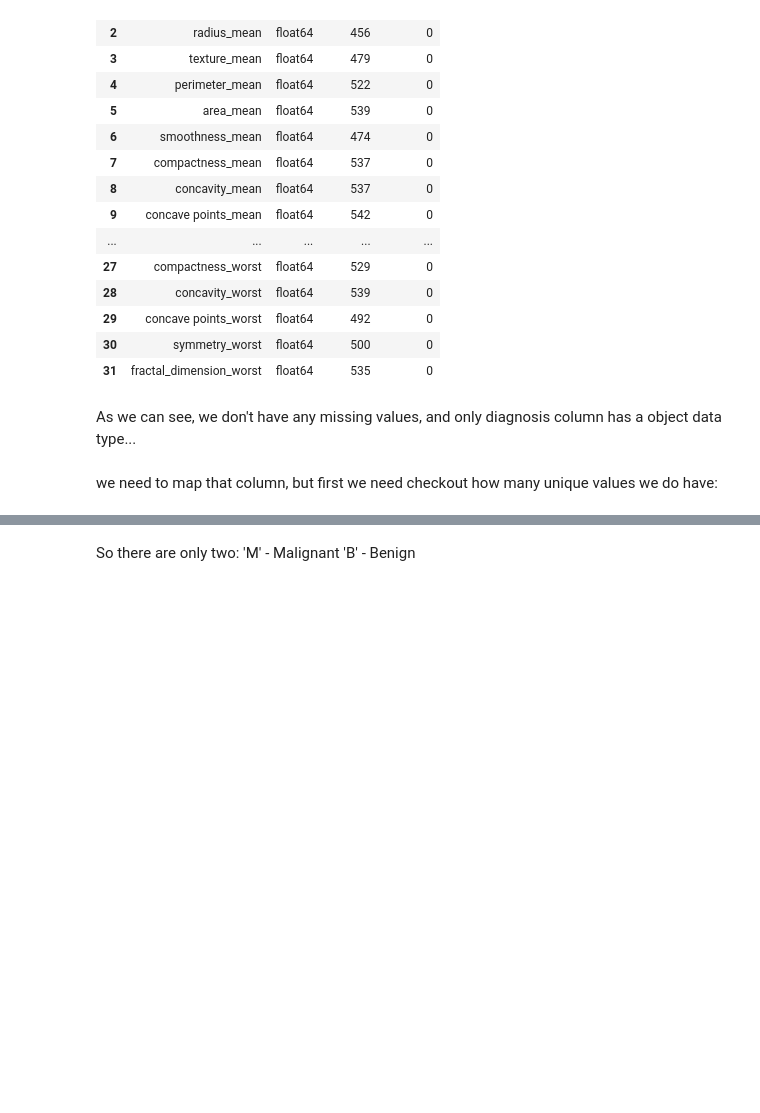
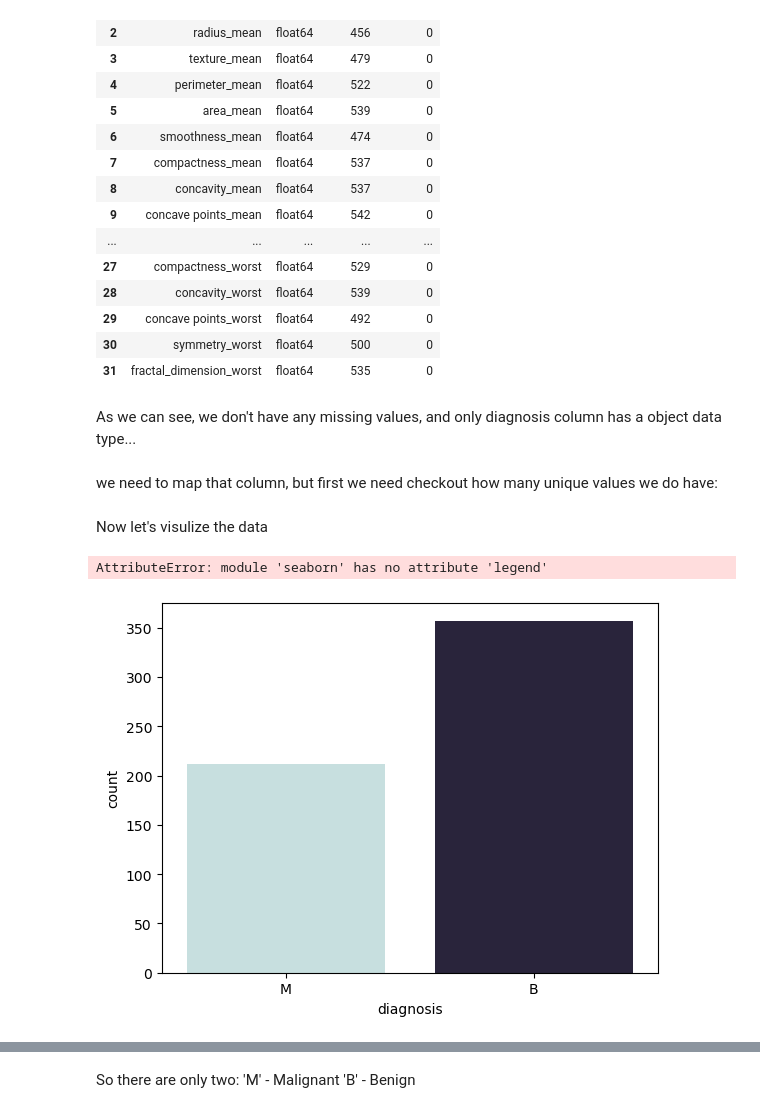
Before and after one commit to Isenmouthe/Machine-Learning-Zoomcamp---2022, a Jupyter notebook: Midterm_Project/notebook.ipynb, the cells around one changed output, grey strips where cells are left out. Cells and saved outputs as stored; diff of their text form; code cells hidden in the pictures; blank space fills up the shorter version.

```diff
--- a/Midterm_Project/notebook.ipynb
+++ b/Midterm_Project/notebook.ipynb
@@ -114,5 +109,13 @@ check(df)
 As we can see, we don't have any missing values, and only diagnosis column has a object data type...
 # %% [markdown]
 we need to map that column, but first we need checkout how many unique values we do have:
+# %% [markdown]
+Now let's visulize the data
+# %%
+sns.countplot(x = df['diagnosis'], palette ="ch:start=.2,rot=-.3")
+sns.legend(labels=['Benign', 'Malignant'])
+# %% [output]
+AttributeError: module 'seaborn' has no attribute 'legend'
+[figure, added]
 # %%
 print(df['diagnosis'].unique())
```
Also changed, not shown: parts of 14 cells of this notebook, 7 other files.
